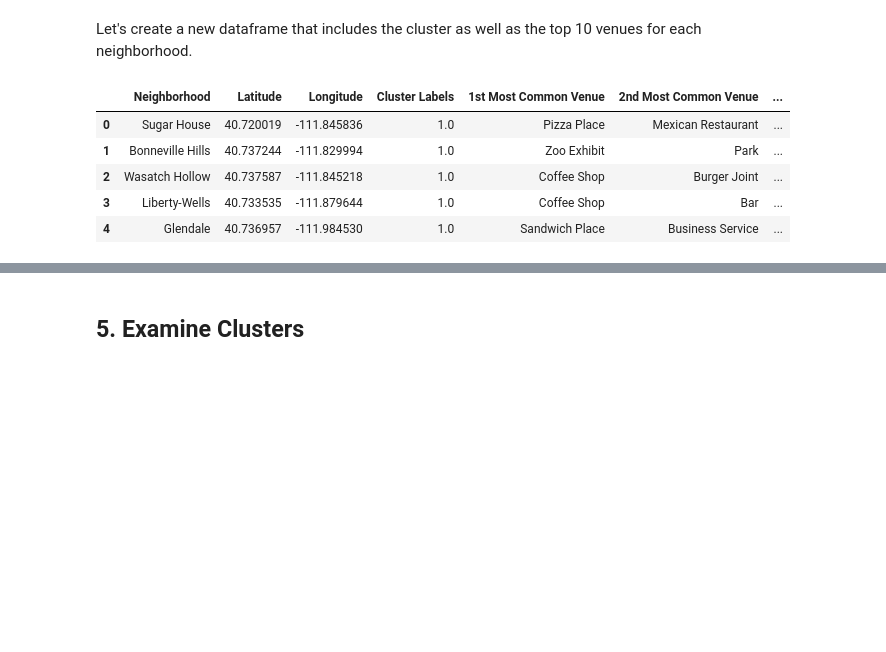
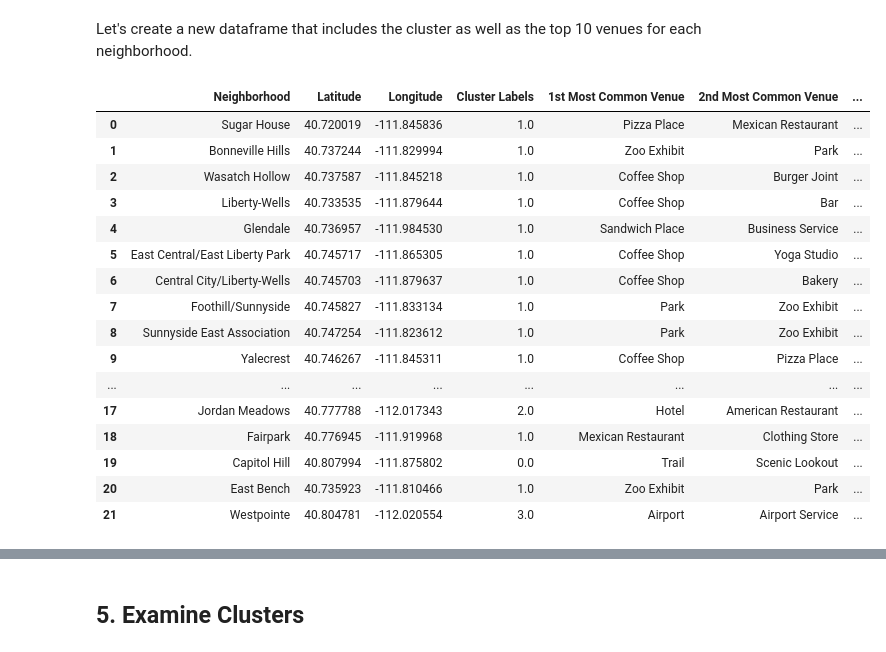
Before and after one commit to corysaunders/Data-Science-Capstone, a Jupyter notebook: slc_venues.ipynb, the cells around one changed output, grey strips where cells are left out. Cells and saved outputs as stored; diff of their text form; code cells hidden in the pictures; blank space fills up the shorter version.

```diff
--- a/slc_venues.ipynb
+++ b/slc_venues.ipynb
@@ -605,20 +565,31 @@ Let's create a new dataframe that includes the cluster as well as the top 10 ven
 # %%
 # add clustering labels
 neighborhoods_venues_sorted.insert(0, 'Cluster Labels', kmeans.labels_)
 
 slc_merged = neighborhoods
 
 # merge toronto_grouped with toronto_data to add latitude/longitude for each neighborhood
 slc_merged = slc_merged.join(neighborhoods_venues_sorted.set_index('Neighborhood'), on='Neighborhood')
 
-slc_merged.head() # check the last columns!
+slc_merged
 # %% [output]
 |  | Neighborhood | Latitude | Longitude | Cluster Labels | 1st Most Common Venue | 2nd Most Common Venue | ... |
 | 0 | Sugar House | 40.720019 | -111.845836 | 1.0 | Pizza Place | Mexican Restaurant | ... |
 | 1 | Bonneville Hills | 40.737244 | -111.829994 | 1.0 | Zoo Exhibit | Park | ... |
 | 2 | Wasatch Hollow | 40.737587 | -111.845218 | 1.0 | Coffee Shop | Burger Joint | ... |
 | 3 | Liberty-Wells | 40.733535 | -111.879644 | 1.0 | Coffee Shop | Bar | ... |
 | 4 | Glendale | 40.736957 | -111.984530 | 1.0 | Sandwich Place | Business Service | ... |
+| 5 | East Central/East Liberty Park | 40.745717 | -111.865305 | 1.0 | Coffee Shop | Yoga Studio | ... |
+| 6 | Central City/Liberty-Wells | 40.745703 | -111.879637 | 1.0 | Coffee Shop | Bakery | ... |
+| 7 | Foothill/Sunnyside | 40.745827 | -111.833134 | 1.0 | Park | Zoo Exhibit | ... |
+| 8 | Sunnyside East Association | 40.747254 | -111.823612 | 1.0 | Park | Zoo Exhibit | ... |
+| 9 | Yalecrest | 40.746267 | -111.845311 | 1.0 | Coffee Shop | Pizza Place | ... |
+| ... | ... | ... | ... | ... | ... | ... | ... |
+| 17 | Jordan Meadows | 40.777788 | -112.017343 | 2.0 | Hotel | American Restaurant | ... |
+| 18 | Fairpark | 40.776945 | -111.919968 | 1.0 | Mexican Restaurant | Clothing Store | ... |
+| 19 | Capitol Hill | 40.807994 | -111.875802 | 0.0 | Trail | Scenic Lookout | ... |
+| 20 | East Bench | 40.735923 | -111.810466 | 1.0 | Zoo Exhibit | Park | ... |
+| 21 | Westpointe | 40.804781 | -112.020554 | 3.0 | Airport | Airport Service | ... |
 # %% [markdown]
 <a id='item5'></a>
 # %% [markdown]
```
Also changed, not shown: parts of 7 cells of this notebook.
